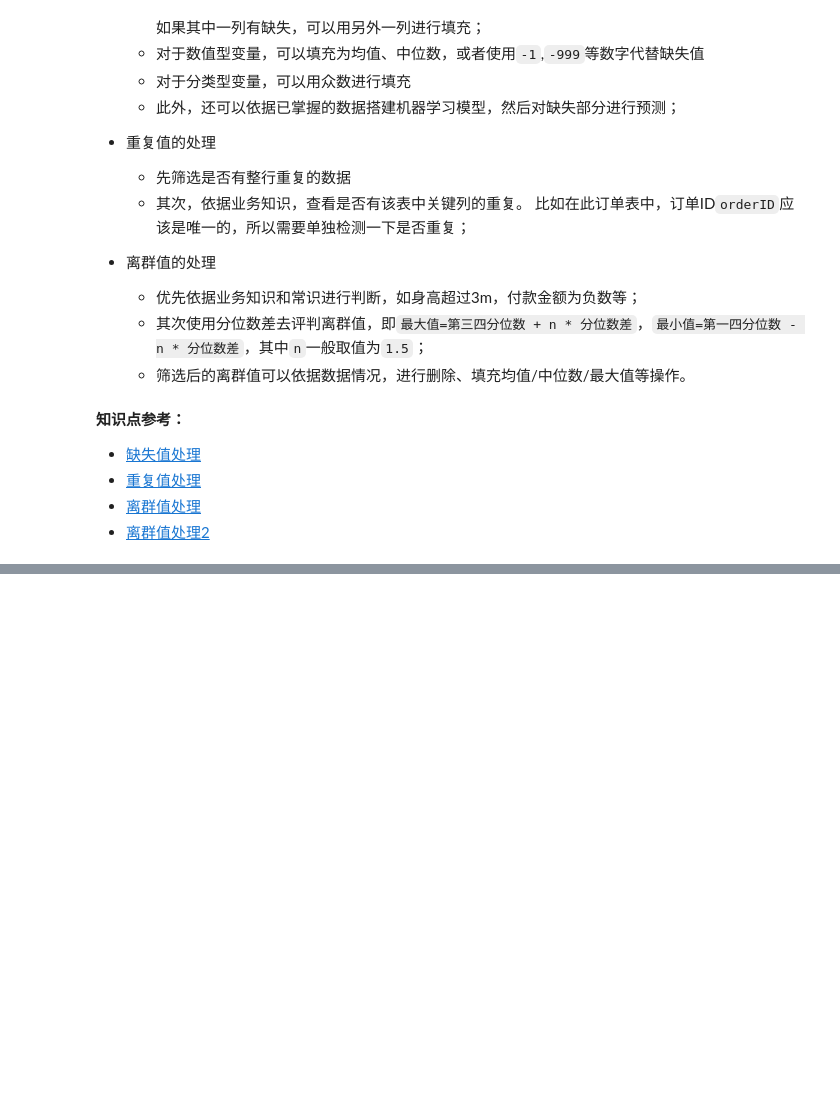
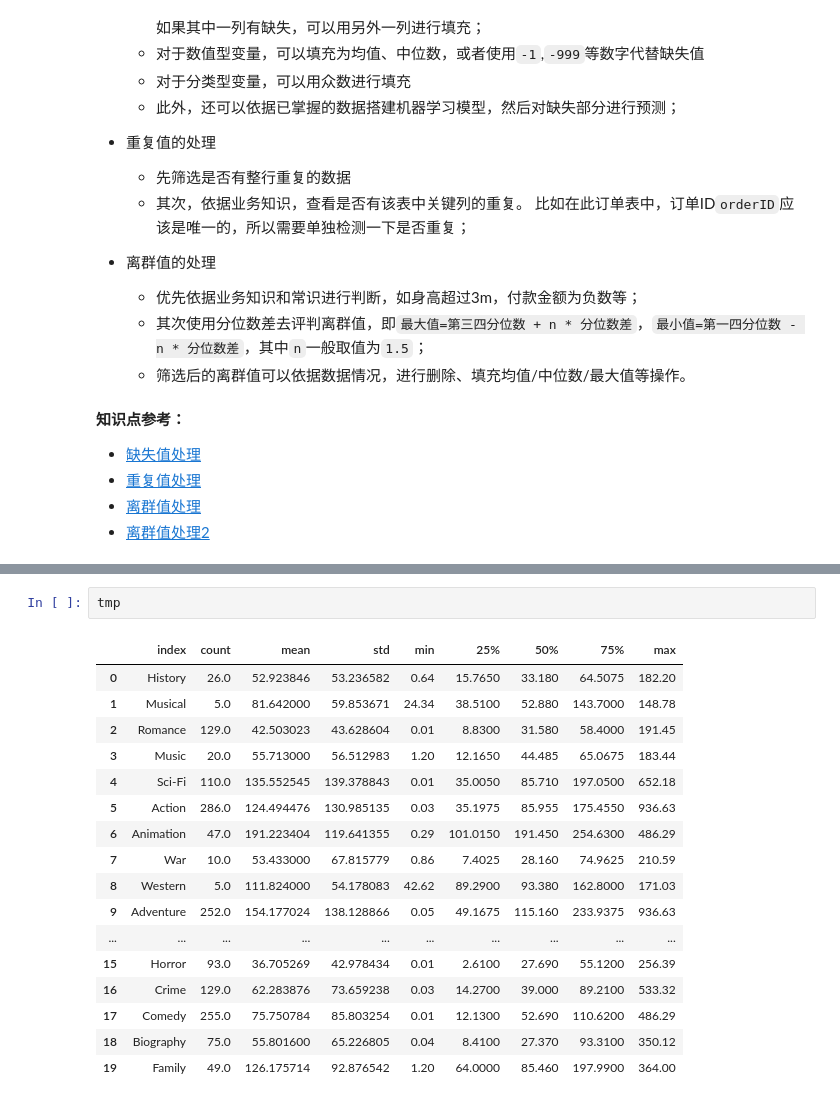
Before and after one commit to CapAllen/Notebook-for-Machine-Learning, a Jupyter notebook: Numpy Pandas与Matplotlib.ipynb, the cells around one changed output, grey strips where cells are left out. Drawn from its saved outputs; the diff is of its cells as text; blank space fills up the shorter version.

```diff
--- a/Numpy Pandas与Matplotlib.ipynb
+++ b/Numpy Pandas与Matplotlib.ipynb
@@ -1173,0 +1575,20 @@ Matplotlib：
+# %%
+tmp
+# %% [output]
+|  | index | count | mean | std | min | 25% | 50% | 75% | max |
+| 0 | History | 26.0 | 52.923846 | 53.236582 | 0.64 | 15.7650 | 33.180 | 64.5075 | 182.20 |
+| 1 | Musical | 5.0 | 81.642000 | 59.853671 | 24.34 | 38.5100 | 52.880 | 143.7000 | 148.78 |
+| 2 | Romance | 129.0 | 42.503023 | 43.628604 | 0.01 | 8.8300 | 31.580 | 58.4000 | 191.45 |
+| 3 | Music | 20.0 | 55.713000 | 56.512983 | 1.20 | 12.1650 | 44.485 | 65.0675 | 183.44 |
+| 4 | Sci-Fi | 110.0 | 135.552545 | 139.378843 | 0.01 | 35.0050 | 85.710 | 197.0500 | 652.18 |
+| 5 | Action | 286.0 | 124.494476 | 130.985135 | 0.03 | 35.1975 | 85.955 | 175.4550 | 936.63 |
+| 6 | Animation | 47.0 | 191.223404 | 119.641355 | 0.29 | 101.0150 | 191.450 | 254.6300 | 486.29 |
+| 7 | War | 10.0 | 53.433000 | 67.815779 | 0.86 | 7.4025 | 28.160 | 74.9625 | 210.59 |
+| 8 | Western | 5.0 | 111.824000 | 54.178083 | 42.62 | 89.2900 | 93.380 | 162.8000 | 171.03 |
+| 9 | Adventure | 252.0 | 154.177024 | 138.128866 | 0.05 | 49.1675 | 115.160 | 233.9375 | 936.63 |
+| ... | ... | ... | ... | ... | ... | ... | ... | ... | ... |
+| 15 | Horror | 93.0 | 36.705269 | 42.978434 | 0.01 | 2.6100 | 27.690 | 55.1200 | 256.39 |
+| 16 | Crime | 129.0 | 62.283876 | 73.659238 | 0.03 | 14.2700 | 39.000 | 89.2100 | 533.32 |
+| 17 | Comedy | 255.0 | 75.750784 | 85.803254 | 0.01 | 12.1300 | 52.690 | 110.6200 | 486.29 |
+| 18 | Biography | 75.0 | 55.801600 | 65.226805 | 0.04 | 8.4100 | 27.370 | 93.3100 | 350.12 |
+| 19 | Family | 49.0 | 126.175714 | 92.876542 | 1.20 | 64.0000 | 85.460 | 197.9900 | 364.00 |
```
Also changed, not shown: parts of 86 cells of this notebook, 3 other files.
